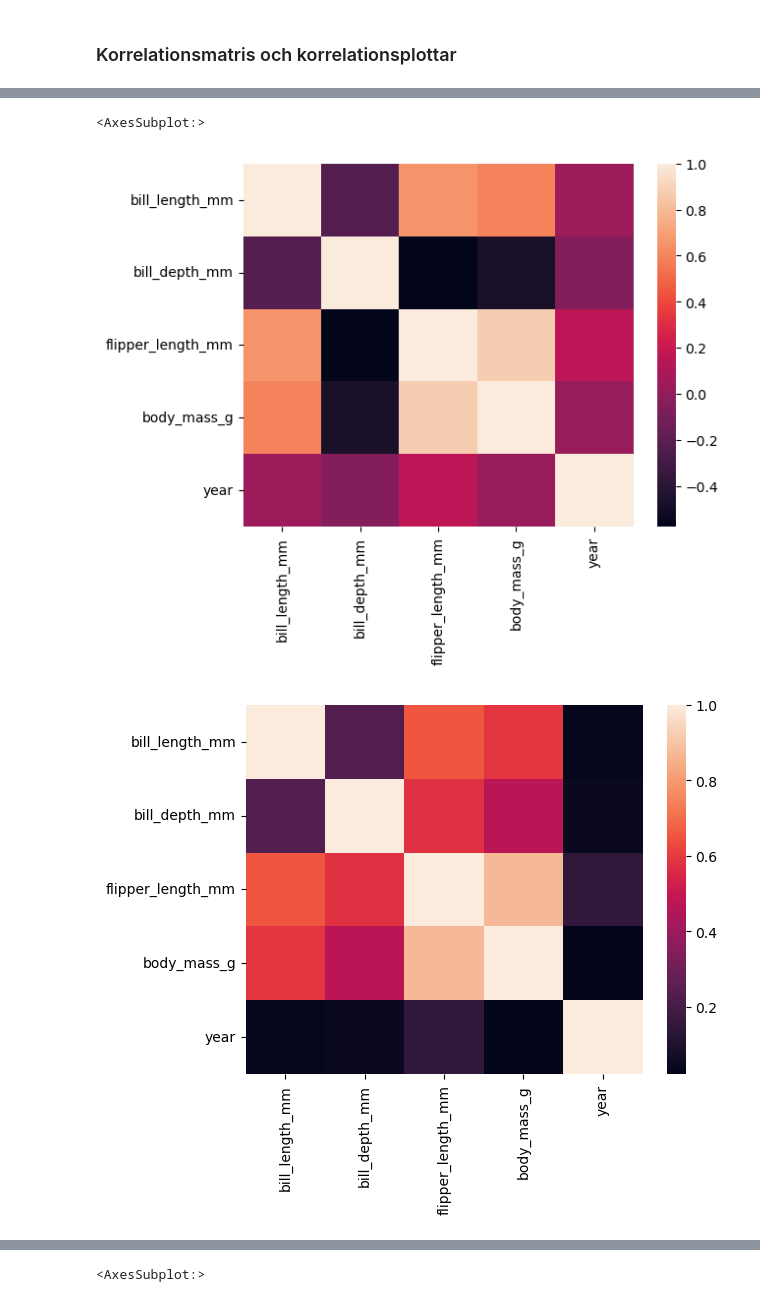
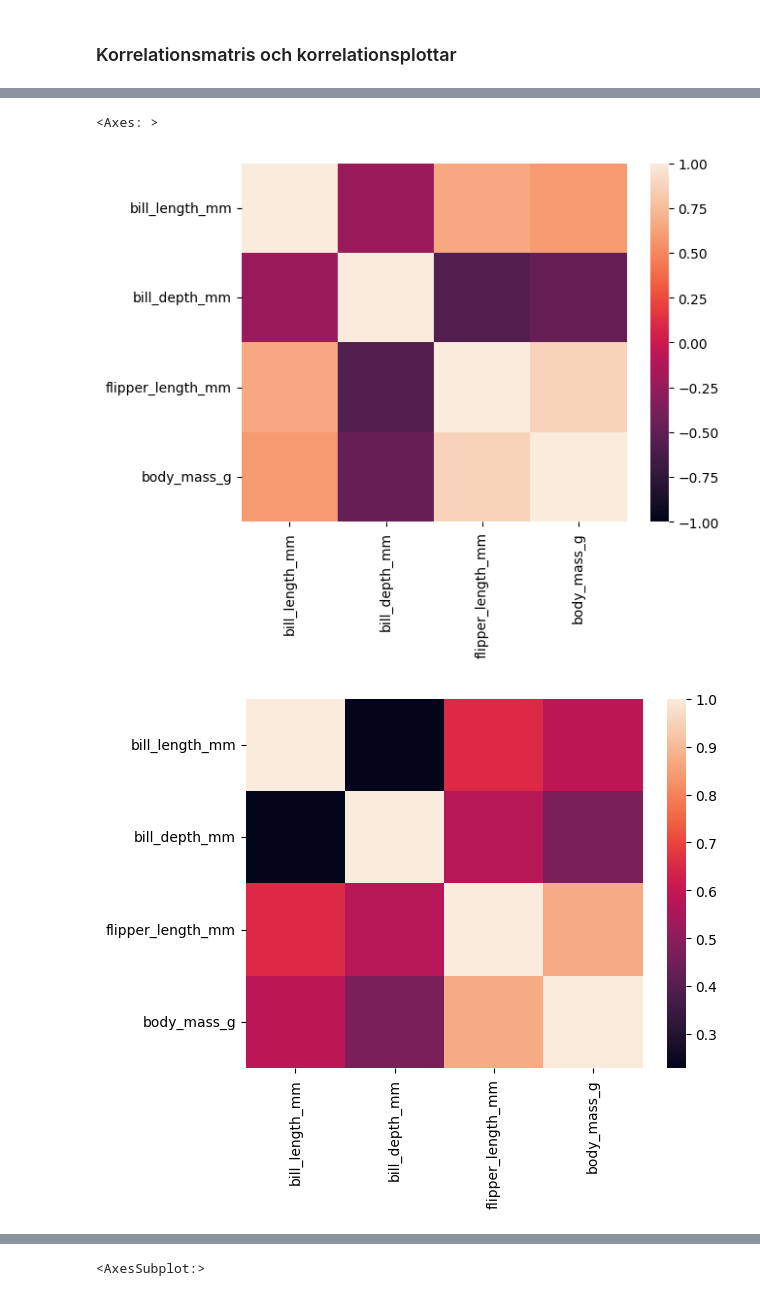
Before and after one commit to nabil0n/StatMetAi23-Isak-Andersson, a Jupyter notebook: AI22Genomgångar/Kapitel 12. Regression (Penguins).ipynb, the cells around one changed output, grey strips where cells are left out. Drawn from its saved outputs; the diff is of its cells as text; code cells hidden in the pictures.

```diff
--- a/AI22Genomgångar/Kapitel 12. Regression (Penguins).ipynb
+++ b/AI22Genomgångar/Kapitel 12. Regression (Penguins).ipynb
@@ -117,6 +117,6 @@ dtype: float64
 # %% [markdown]
 <h3>Korrelationsmatris och korrelationsplottar</h3>
 # %%
-corr = penguins.corr()
+corr = penguins[['bill_length_mm','bill_depth_mm','flipper_length_mm','body_mass_g']].corr()
 corr
 # %% [output]
@@ -124,10 +128,10 @@ ValueError: could not convert string to float: 'Adelie'
 # %%
-sns.heatmap(corr)
+sns.heatmap(corr, vmin=-1)
 plt.figure()
 sns.heatmap(abs(corr))
 plt.figure()
 sns.heatmap(corr**2)
 # %% [output]
-<AxesSubplot:>
+<Axes: >
-[figure, old version]
+[figure, new version]
-[figure, old version]
+[figure, new version]
```
Also changed, not shown: parts of 4 cells of this notebook.
